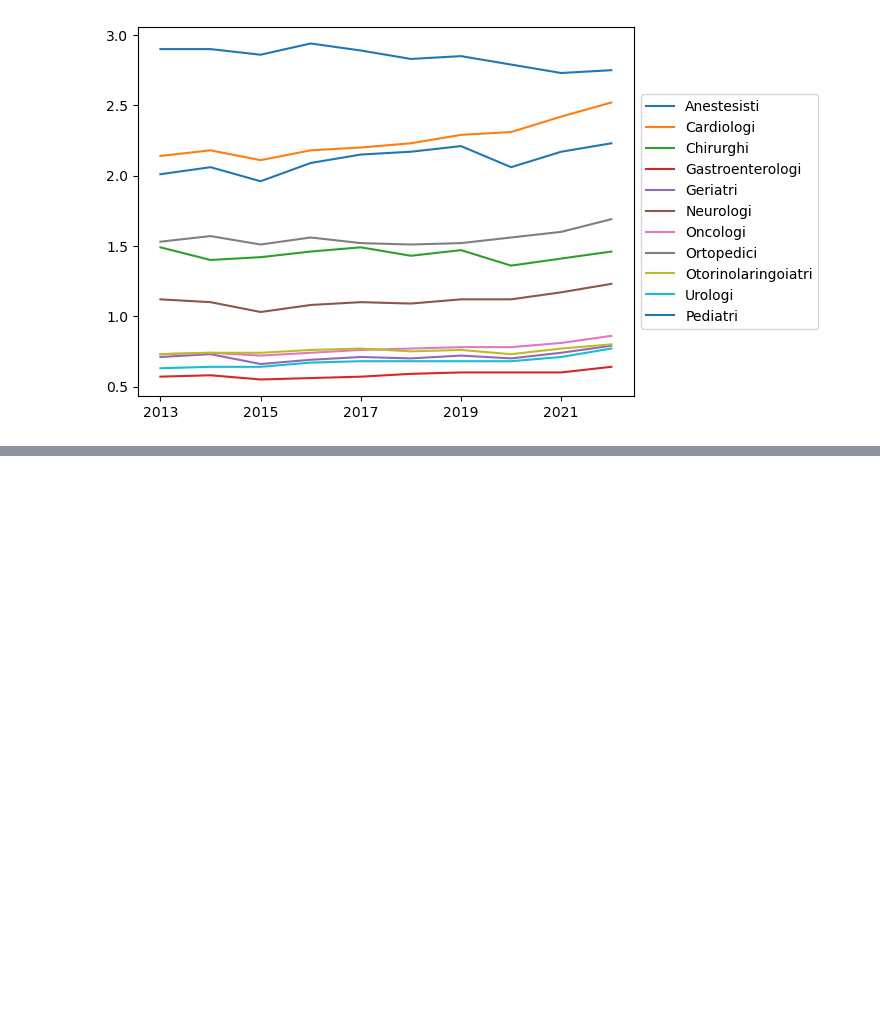
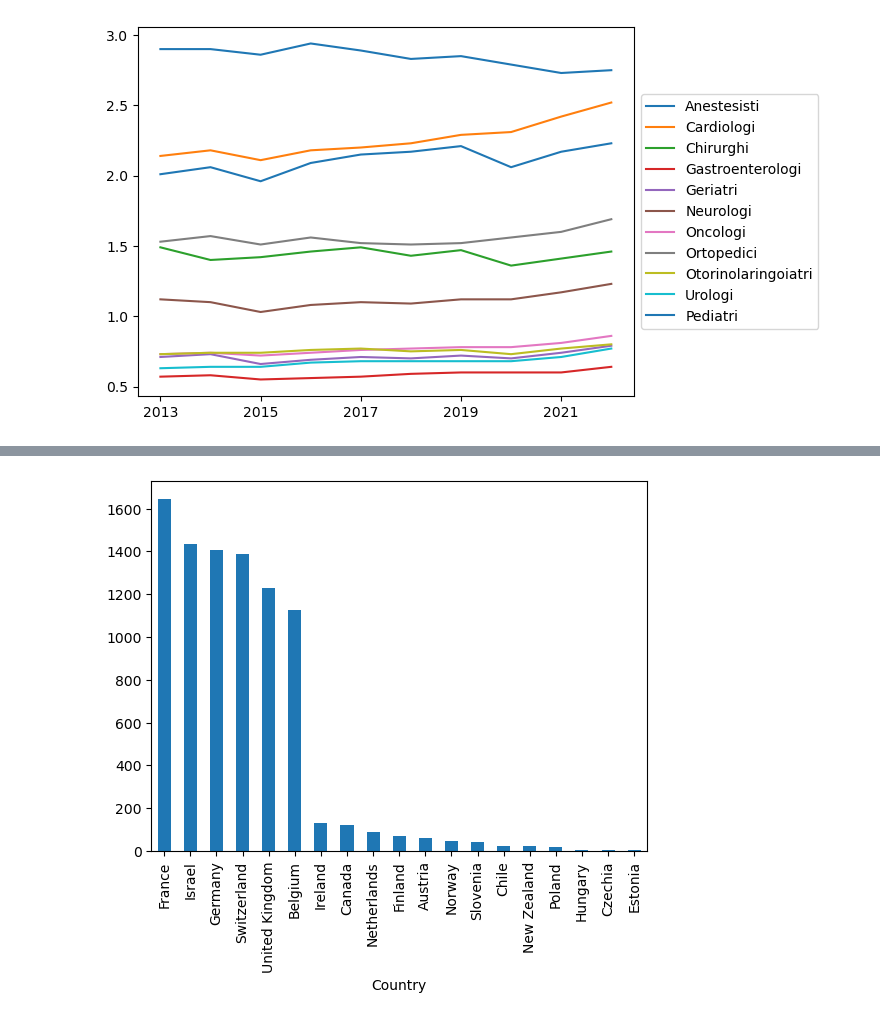
Before and after one commit to CapraCampa/Progetto-Visualizzazione-Scientifica, a Jupyter notebook: Grafici.ipynb, the cells around one changed output, grey strips where cells are left out. Saved outputs shown, nothing was run; the diff lists cells and outputs as text; code cells hidden in the pictures; blank space fills up the shorter version.

```diff
--- a/Grafici.ipynb
+++ b/Grafici.ipynb
@@ -323,0 +342,6 @@ plt.show()
+# %%
+medici_esteri_per_paese = pd.read_csv("Datasets/medici_esteri_2021.csv",sep=",")
+medici_esteri_per_paese= medici_esteri_per_paese.drop(columns=["COU","CO2","YEA","VAR","Variable","Flag Codes","Flags"])
+medici_italiani_per_paese=medici_esteri_per_paese[medici_esteri_per_paese["Country of origin"]=="Italy"]
+medici_italiani_per_paese_2022 = medici_italiani_per_paese[medici_italiani_per_paese["Year"]==2021]
+medici_italiani_per_paese_2022.head()
@@ -323,0 +355,5 @@ plt.show()
+# %%
+medici_italiani_per_paese_2022.set_index("Country").drop(columns="Year").sort_values(by='Value',ascending=False).plot.bar(legend=False)
+plt.show()
+# %% [output]
+[figure, added]
```
Also changed, not shown: parts of 10 cells of this notebook, 3 other files.
